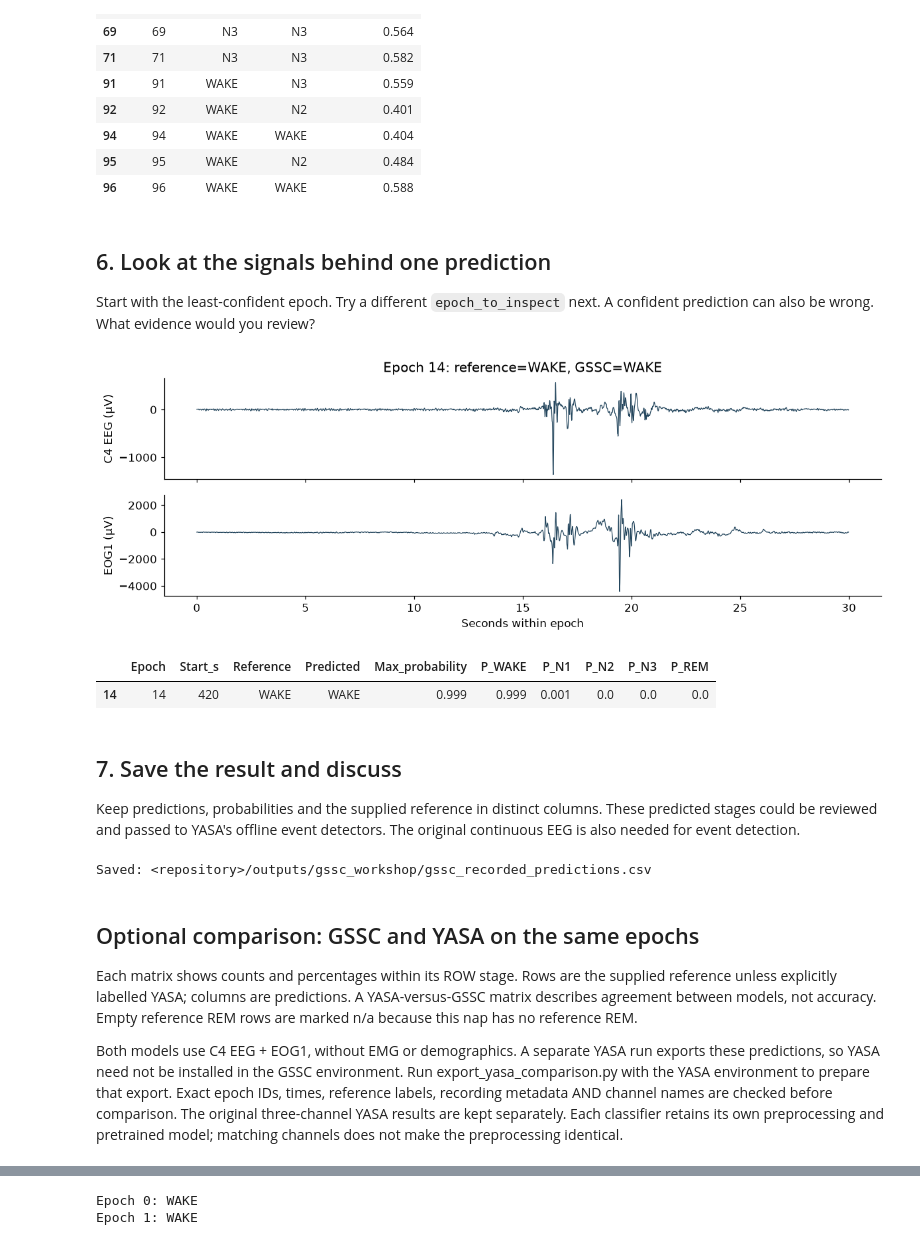
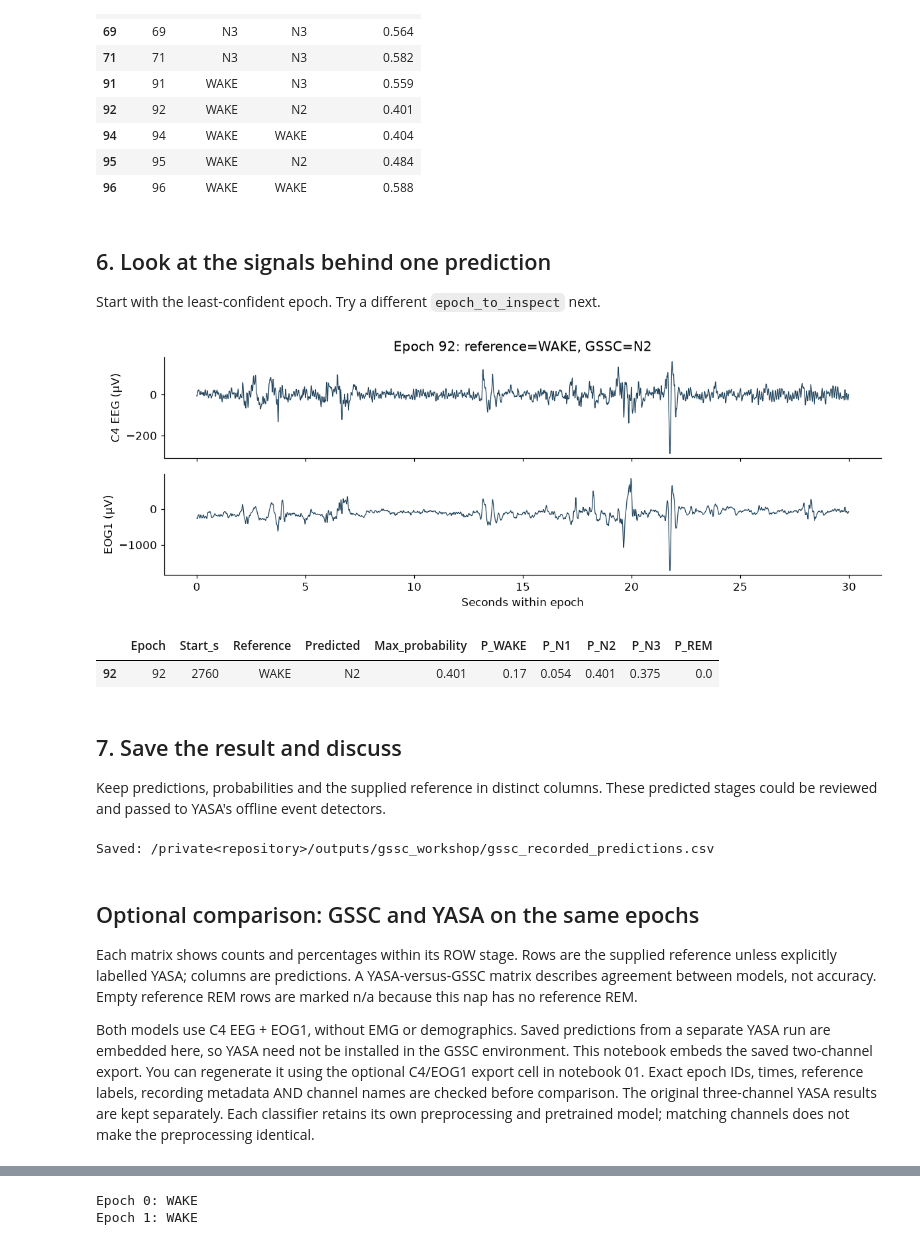
Before and after one commit to NoeMMolina/Neuroworkshop_github_final, a Jupyter notebook: 04_GSSC_sleep_staging.ipynb, the cells around one changed output, grey strips where cells are left out. Cells and saved outputs as stored; diff of their text form; code cells hidden in the pictures.

```diff
--- a/04_GSSC_sleep_staging.ipynb
+++ b/04_GSSC_sleep_staging.ipynb
@@ -51,13 +73,15 @@ try:
 except ImportError:
     IN_COLAB = False
 
-# Use the existing data cache locally; a standalone notebook also works in Colab.
-if "__file__" in globals():
-    WORKSHOP = Path(__file__).resolve().parents[1]
+# Find the downloaded repository; no source/helper folder is required.
+if IN_COLAB:
+    WORKSHOP = Path.cwd() / "Neuroworkshop_github_final"
 else:
     candidates = [Path.cwd(), *Path.cwd().parents]
-    WORKSHOP = next((p for p in candidates if (p / "requirements.txt").is_file()
-                     and (p / "gssc_workshop").is_dir()), Path.cwd() / "gssc_demo")
+    WORKSHOP = next((p for p in candidates if (p / "requirements-yasa.txt").is_file()
+                     and (p / "requirements-gssc.txt").is_file()), None)
+    if WORKSHOP is None:
+        raise RuntimeError("Open the complete Neuroworkshop_github_final folder in VS Code, including its requirements files.")
 WORKSHOP.mkdir(parents=True, exist_ok=True)
 os.environ.setdefault("MPLCONFIGDIR", str(WORKSHOP / ".mplconfig-gssc"))
 
@@ -83,7 +107,7 @@ versions = {name: metadata.version(name) for name in ["gssc", "torch", "mne", "n
 source_info = json.loads(metadata.distribution("gssc").read_text("direct_url.json") or "{}")
 installed_commit = source_info.get("vcs_info", {}).get("commit_id")
 if installed_commit != GSSC_COMMIT:
-    raise RuntimeError("Install the pinned GitHub revision using this lesson's requirements.txt; see README.rst.")
+    raise RuntimeError("Install the pinned GitHub revision using requirements-gssc.txt, then select the .venv-gssc notebook kernel.")
 print("Python:", sys.executable)
 print("Verified GSSC repository revision:", installed_commit)
 print("Installed packages:", versions)
@@ -254,36 +279,35 @@ review_table = review_predictions(review_cutoff)
 # %% [markdown]
 ## 6. Look at the signals behind one prediction
 Start with the least-confident epoch. Try a different `epoch_to_inspect` next.
-A confident prediction can also be wrong. What evidence would you review?
 # %%
 def inspect_epoch(epoch):
     epoch = int(epoch)
     if not 0 <= epoch < len(table):
         raise ValueError(f"Choose an epoch from 0 to {len(table) - 1}.")
     start, stop = int(epoch * 30 * sf), int((epoch + 1) * 30 * sf)
     signals_uv = raw.get_data(picks=["C4", "EOG1"], start=start, stop=stop) * 1e6
     fig, axes = plt.subplots(2, 1, figsize=(11, 4), sharex=True)
     for ax, values, label in zip(axes, signals_uv, ["C4 EEG", "EOG1"]):
         ax.plot(np.arange(len(values)) / sf, values, color="#24465D", linewidth=0.8)
         ax.set_ylabel(label + " (µV)")
     axes[0].set_title(f"Epoch {epoch}: reference={reference[epoch]}, GSSC={predicted[epoch]}")
     axes[-1].set_xlabel("Seconds within epoch")
     fig.tight_layout()
     fig.savefig(OUT / "03_example_epoch.png", dpi=160)
     plt.show()
     display(table.iloc[[epoch]].round(3))
 
-epoch_to_inspect = int(table.Max_probability.argmax())  # CHANGE ME, e.g. to 40.
+epoch_to_inspect = int(table.Max_probability.argmin())  # CHANGE ME, e.g. to 40.
 inspect_epoch(epoch_to_inspect)
 # %% [output]
-[figure, old version]
+[figure, new version]
 |  | Epoch | Start_s | Reference | Predicted | Max_probability | P_WAKE | P_N1 | P_N2 | P_N3 | P_REM |
-| 14 | 14 | 420 | WAKE | WAKE | 0.999 | 0.999 | 0.001 | 0.0 | 0.0 | 0.0 |
+| 92 | 92 | 2760 | WAKE | N2 | 0.401 | 0.17 | 0.054 | 0.401 | 0.375 | 0.0 |
 # %% [markdown]
 ## 7. Save the result and discuss
 Keep predictions, probabilities and the supplied reference in distinct columns.
 These predicted stages could be reviewed and passed to YASA's offline event
-detectors. The original continuous EEG is also needed for event detection.
+detectors.
 # %%
 review_table.to_csv(OUT / "gssc_recorded_predictions.csv", index=False)
 summary = {
@@ -296,7 +320,7 @@ summary = {
 (OUT / "run_summary.json").write_text(json.dumps(summary, indent=2))
 print("Saved:", OUT / "gssc_recorded_predictions.csv")
 # %% [output]
-Saved: <repository>/outputs/gssc_workshop/gssc_recorded_predictions.csv
+Saved: /private<repository>/outputs/gssc_workshop/gssc_recorded_predictions.csv
 # %% [markdown]
 ## Optional comparison: GSSC and YASA on the same epochs
 Each matrix shows counts and percentages within its ROW stage. Rows are the
@@ -304,9 +328,8 @@ supplied reference unless explicitly labelled YASA; columns are predictions.
 A YASA-versus-GSSC matrix describes agreement between models, not accuracy.
 Empty reference REM rows are marked n/a because this nap has no reference REM.
 
-Both models use C4 EEG + EOG1, without EMG or demographics. A separate YASA run
-exports these predictions, so YASA need not be installed in the GSSC environment.
-Run export_yasa_comparison.py with the YASA environment to prepare that export.
+Both models use C4 EEG + EOG1, without EMG or demographics. Saved predictions from a separate YASA run are embedded here, so YASA need not be installed in the GSSC environment.
+This notebook embeds the saved two-channel export. You can regenerate it using the optional C4/EOG1 export cell in notebook 01.
 Exact epoch IDs, times, reference labels, recording metadata AND channel names
 are checked before comparison. The original three-channel YASA results are
 kept separately. Each classifier retains its own preprocessing and pretrained
```
Also changed, not shown: parts of 15 cells of this notebook, 6 other files.
